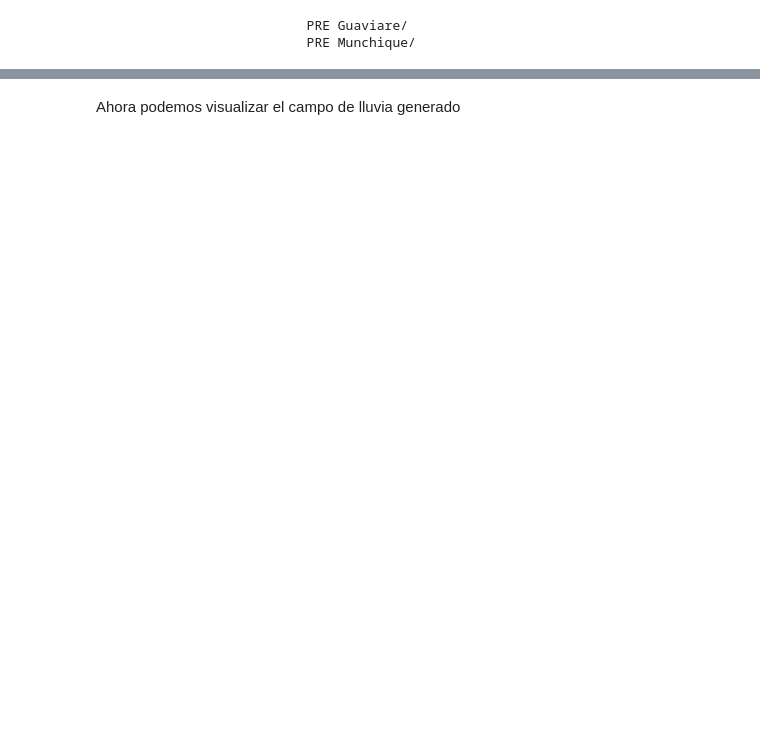
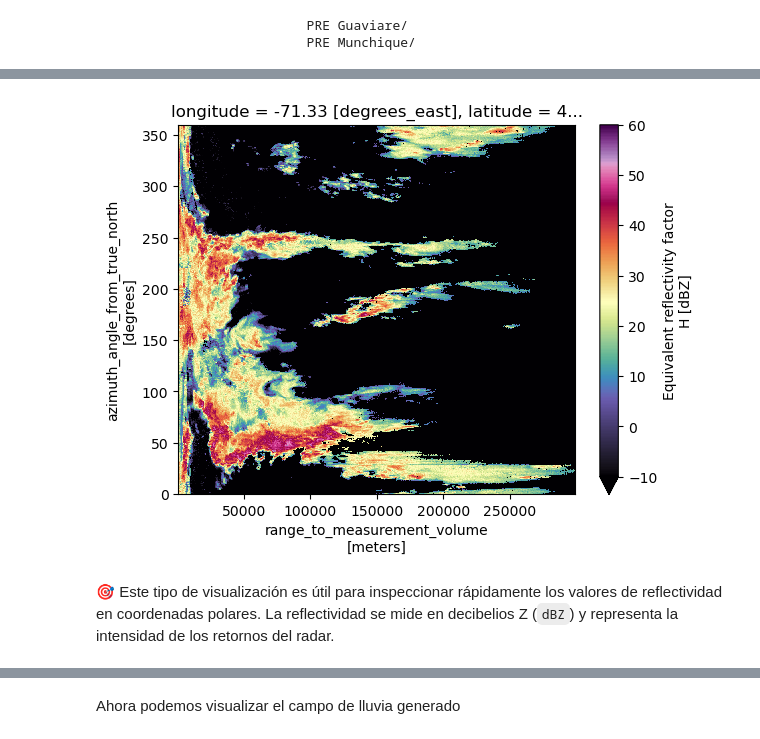
Before and after one commit to ProjectPythia/AtmosCol-2023, a Jupyter notebook: notebooks/2.acceso-datos/2.2.Radares.ipynb, the cells around one changed output, grey strips where cells are left out. Drawn from its saved outputs; the diff is of its cells as text; code cells hidden in the pictures; blank space fills up the shorter version.

```diff
--- a/notebooks/2.acceso-datos/2.2.Radares.ipynb
+++ b/notebooks/2.acceso-datos/2.2.Radares.ipynb
@@ -306,0 +230,16 @@ rr = (1 / 200) ** (1 / 1.6) * ref_lin ** (1 / 1.6)
+# %%
+import xradar as xd
+import fsspec
+import cmweather
+# Preparamos un archivo para abrir de manera local desde el bucket S3
+task_file = fsspec.open_local(
+    f"simplecache::s3://{files[7]}",
+    s3={"anon": True},
+    filecache={"cache_storage": "."}  # Carpeta donde se almacena temporalmente
+)
+
+# Leemos el archivo utilizando xradar
+radar = xd.io.open_iris_datatree(task_file)
+
+# Visualizamos el contenido del datatree
+display(radar)
@@ -306,0 +272,10 @@ rr = (1 / 200) ** (1 / 1.6) * ref_lin ** (1 / 1.6)
+# %%
+# Accedemos al primer barrido (elevación más baja)
+sweep = radar["sweep_0"]
+
+# Visualizamos la reflectividad horizontal (DBZH)
+sweep["DBZH"].plot(cmap="ChaseSpectral", vmin=-10, vmax=60);
+# %% [output]
+[figure, added]
+# %% [markdown]
+🎯 Este tipo de visualización es útil para inspeccionar rápidamente los valores de reflectividad en coordenadas polares. La reflectividad se mide en decibelios Z (`dBZ`) y representa la intensidad de los retornos del radar.
```
Also changed, not shown: parts of 86 cells of this notebook.
